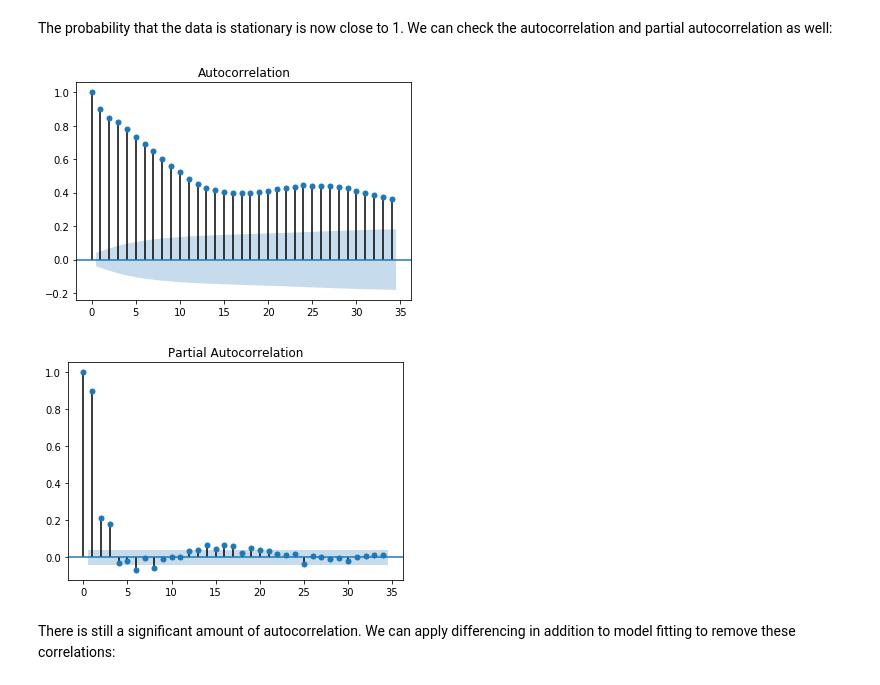
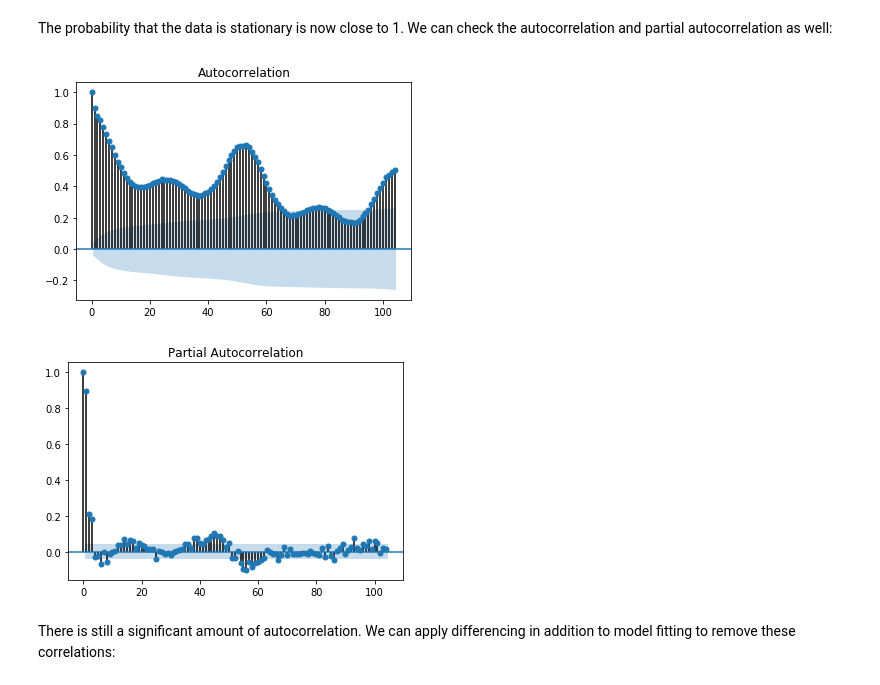
Before and after one commit to medford-group/data_analytics_ChE, a Jupyter notebook: 6-feature_engineering/lecture-time_series_data.ipynb, the cells around one changed output. Drawn from its saved outputs; the diff is of its cells as text; code cells hidden in the pictures.

```diff
--- a/6-feature_engineering/lecture-time_series_data.ipynb
+++ b/6-feature_engineering/lecture-time_series_data.ipynb
@@ -507,11 +525,11 @@ Probability the data is stationary: 0.9995500823802417
 # %% [markdown]
 The probability that the data is stationary is now close to 1. We can check the autocorrelation and partial autocorrelation as well:
 # %%
-_ = plot_acf(model_resid)
-_ = plot_pacf(model_resid)
+_ = plot_acf(model_resid, lags=104)
+_ = plot_pacf(model_resid, lags=104)
 # %% [output]
-[figure, old version]
+[figure, new version]
-[figure, old version]
+[figure, new version]
 # %% [markdown]
 There is still a significant amount of autocorrelation. We can apply differencing in addition to model fitting to remove these correlations:
 # %%
```
Also changed, not shown: parts of 27 cells of this notebook.
